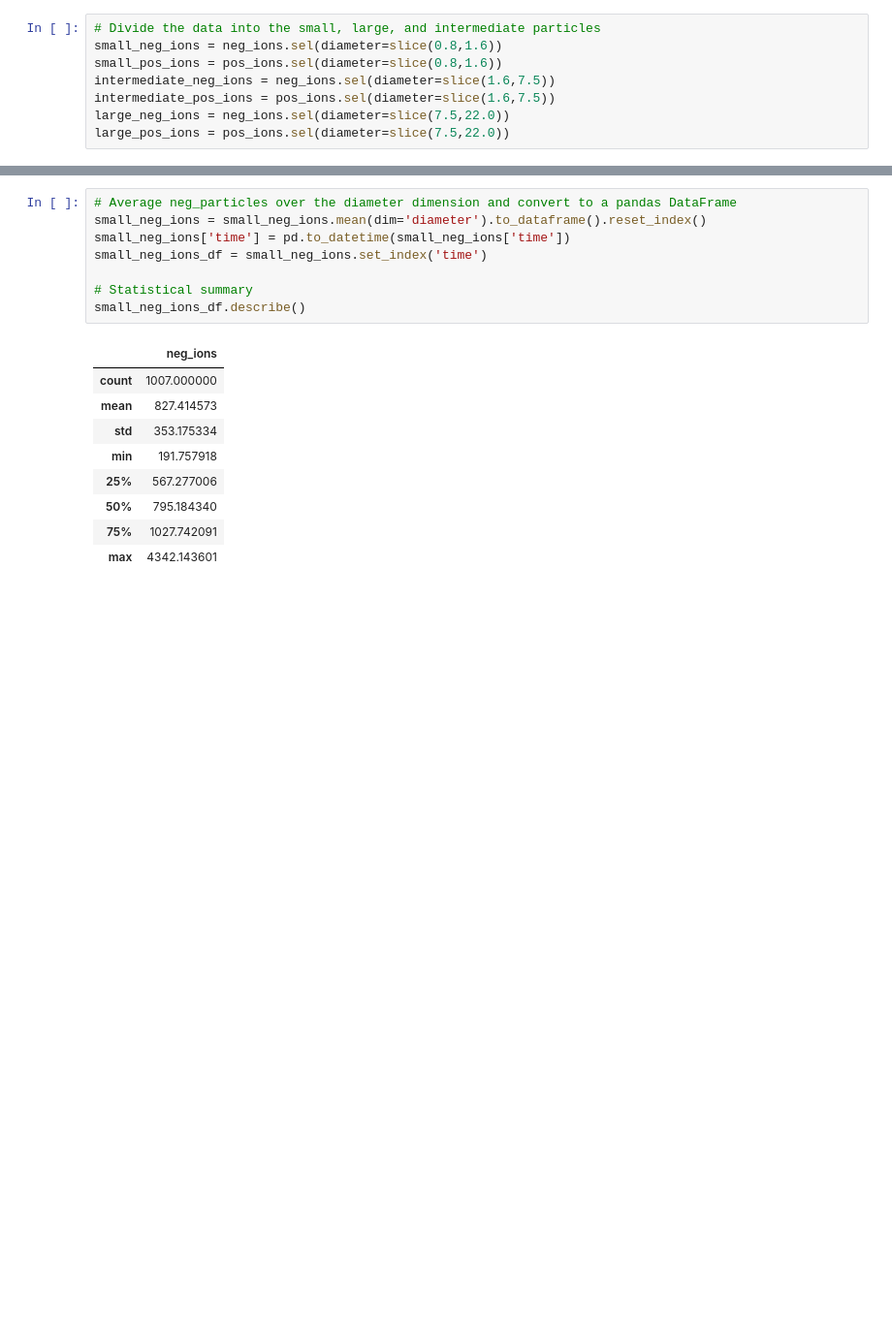
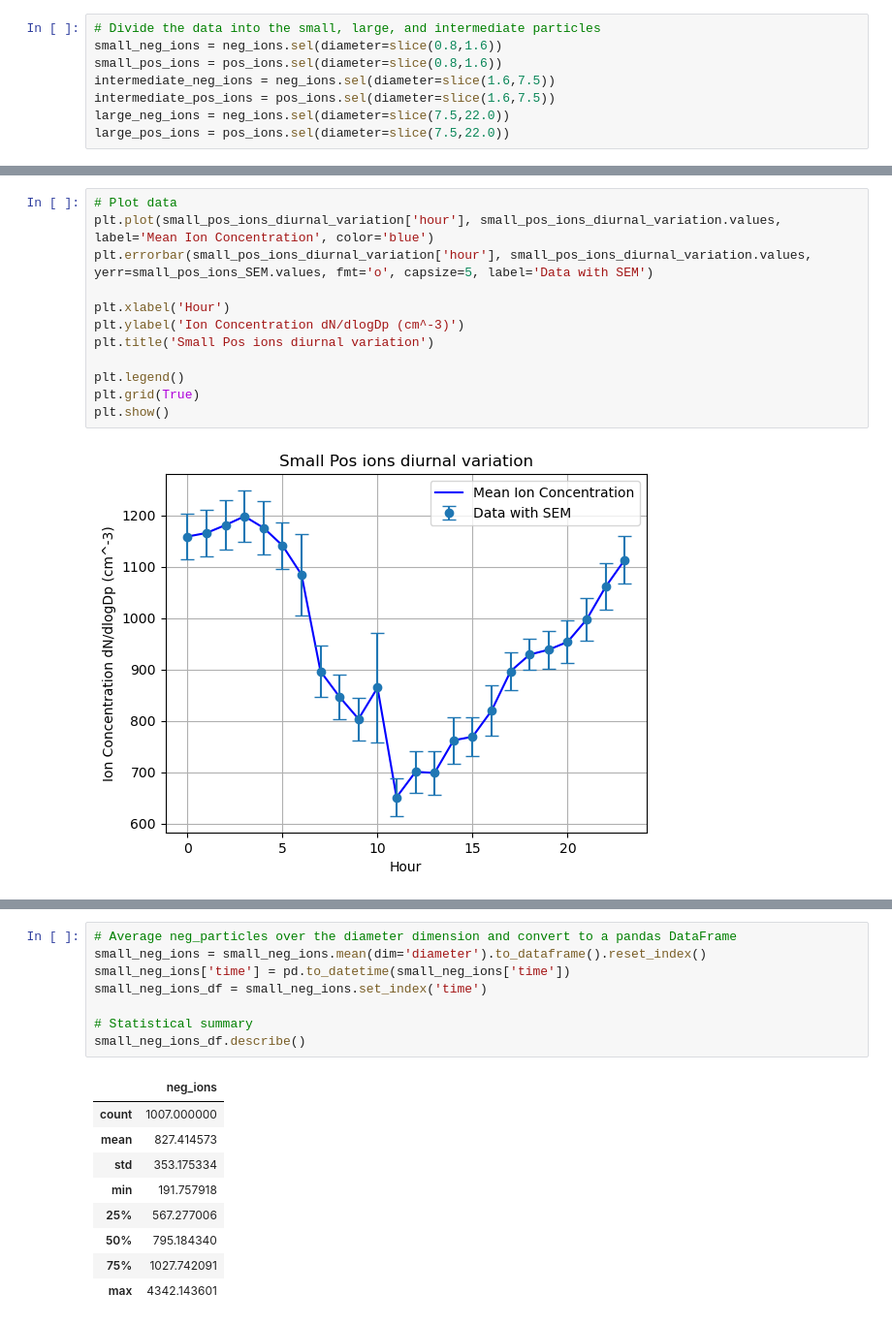
Before and after one commit to COLIEWO/NPF, a Jupyter notebook: ions.ipynb, the cells around one changed output, grey strips where cells are left out. Shown at 97% size. Saved outputs shown, nothing was run; the diff lists cells and outputs as text; blank space fills up the shorter version.

```diff
--- a/ions.ipynb
+++ b/ions.ipynb
@@ -55,0 +102,14 @@ large_pos_ions = pos_ions.sel(diameter=slice(7.5,22.0))
+# %%
+# Plot data
+plt.plot(small_pos_ions_diurnal_variation['hour'], small_pos_ions_diurnal_variation.values, label='Mean Ion Concentration', color='blue')
+plt.errorbar(small_pos_ions_diurnal_variation['hour'], small_pos_ions_diurnal_variation.values, yerr=small_pos_ions_SEM.values, fmt='o', capsize=5, label='Data with SEM')
+
+plt.xlabel('Hour')
+plt.ylabel('Ion Concentration dN/dlogDp (cm^-3)')
+plt.title('Small Pos ions diurnal variation')
+
+plt.legend()
+plt.grid(True)
+plt.show()
+# %% [output]
+[figure, added]
```
Also changed, not shown: parts of 85 cells of this notebook, 1 other file.
